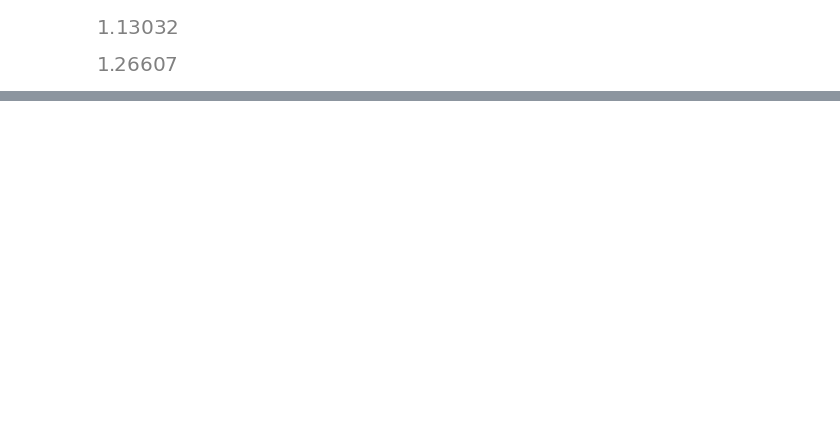
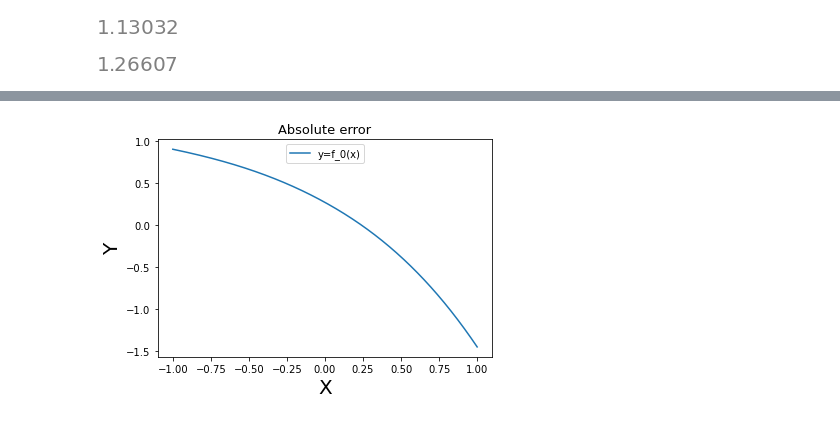
Before and after one commit to 0b10001/testing, a Jupyter notebook: Numerics III Lab 2.ipynb, the cells around one changed output, grey strips where cells are left out. Drawn from its saved outputs; the diff is of its cells as text; code cells hidden in the pictures; blank space fills up the shorter version.

```diff
--- a/Numerics III Lab 2.ipynb
+++ b/Numerics III Lab 2.ipynb
@@ -169,38 +176,40 @@ ry210.extend([-func(-1)+Y2(func,10,-1),-func(-0.5)+Y2(func,10,-0.5),-func(0)+Y2(
 ry210 = np.array(ry210)
 # %%
 X1_Y1_Spline = make_interp_spline(xx, ry2)
-X11_Y11_Spline = make_interp_spline(xx, ry21)
-X13_Y13_Spline = make_interp_spline(xx, ry23)
-X15_Y15_Spline = make_interp_spline(xx, ry25)
-X110_Y110_Spline = make_interp_spline(xx, ry210)
+# X11_Y11_Spline = make_interp_spline(xx, ry21)
+# X13_Y13_Spline = make_interp_spline(xx, ry23)
+# X15_Y15_Spline = make_interp_spline(xx, ry25)
+# X110_Y110_Spline = make_interp_spline(xx, ry210)
 
 # Returns evenly spaced numbers
 # over a specified interval.
 
 X1_ = np.linspace(xx.min(), xx.max(), 500)
 Y1_ = X1_Y1_Spline(X1_)
 
-X11_ = np.linspace(xx.min(), xx.max(), 500)
-Y11_ = X11_Y11_Spline(X11_)
+# X11_ = np.linspace(xx.min(), xx.max(), 500)
+# Y11_ = X11_Y11_Spline(X11_)
 
-X13_ = np.linspace(xx.min(), xx.max(), 500)
-Y13_ = X13_Y13_Spline(X13_)
+# X13_ = np.linspace(xx.min(), xx.max(), 500)
+# Y13_ = X13_Y13_Spline(X13_)
 
-X15_ = np.linspace(xx.min(), xx.max(), 500)
-Y15_ = X15_Y15_Spline(X15_)
+# X15_ = np.linspace(xx.min(), xx.max(), 500)
+# Y15_ = X15_Y15_Spline(X15_)
 
-X110_ = np.linspace(xx.min(), xx.max(), 500)
-Y110_ = X15_Y15_Spline(X110)
+# X110_ = np.linspace(xx.min(), xx.max(), 500)
+# Y110_ = X15_Y15_Spline(X110)
 
 # Plotting the Graph
 plt.plot(X1_, Y1_,label='y=f_0(x)')
-plt.plot(X11_, Y11_,label='y=f_1(x)')
-plt.plot(X13_, Y13_,label='y=f_3(x)')
-plt.plot(X15_, Y15_,label='y=f_5(x)')
-plt.plot(X11_, Y110_,label='y=f_10(x)')
+# plt.plot(X11_, Y11_,label='y=f_1(x)')
+# plt.plot(X13_, Y13_,label='y=f_3(x)')
+# plt.plot(X15_, Y15_,label='y=f_5(x)')
+# plt.plot(X11_, Y110_,label='y=f_10(x)')
 plt.title('Absolute error',fontsize=13)
 plt.xlabel("X",fontsize=20)
 plt.ylabel("Y",fontsize=20)
 leg = plt.legend(loc='upper center')
 
 plt.show()
+# %% [output]
+[figure, added]
```
Also changed, not shown: parts of 2 cells of this notebook.
